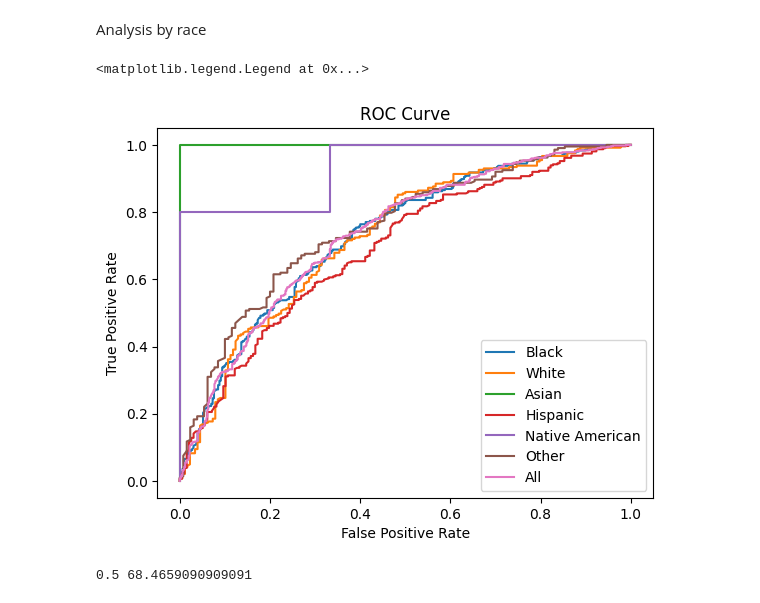
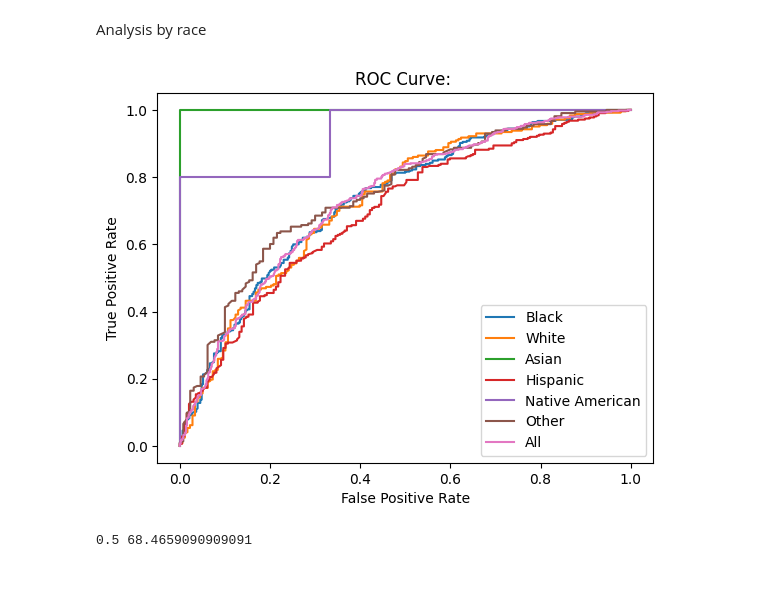
Before and after one commit to jennm/racial-categorizations-ai-fairness, a Jupyter notebook: compas_analysis.ipynb, the cells around one changed output. Saved outputs shown, nothing was run; the diff lists cells and outputs as text; code cells hidden in the pictures.

```diff
--- a/compas_analysis.ipynb
+++ b/compas_analysis.ipynb
@@ -250,37 +250,41 @@ train_x_a, test_x_a, train_y_a, test_y_a = train_test_split(X_a, Y_a, test_size=
 train_x_h, test_x_h, train_y_h, test_y_h = train_test_split(X_h, Y_h, test_size=0.2, random_state=137)
 train_x_o, test_x_o, train_y_o, test_y_o = train_test_split(X_o, Y_o, test_size=0.2, random_state=137)
 train_x_na, test_x_na, train_y_na, test_y_na = train_test_split(X_na, Y_na, test_size=0.2, random_state=137)
-test_x_all = np.concatenate([test_x_a, test_x_aa, test_x_c, test_x_h, test_x_na, test_x_o])
-test_y_all = np.concatenate([test_y_a, test_y_aa, test_y_c, test_y_h, test_y_na, test_y_o])
-train_x = np.concatenate((train_x_aa, train_x_c), axis=0)
-train_y = np.concatenate((train_y_aa, train_y_c), axis=0)
-test_x = np.concatenate((test_x_aa, test_x_c), axis=0)
-test_y = np.concatenate((test_y_aa, test_y_c), axis=0)
+test_x_all = pd.concat([test_x_a, test_x_aa, test_x_c, test_x_h, test_x_na, test_x_o])
+test_y_all = pd.concat([test_y_a, test_y_aa, test_y_c, test_y_h, test_y_na, test_y_o])
+train_x_all = pd.concat((train_x_aa, train_x_c, train_x_a, train_x_h, train_x_o, train_x_na))
+train_y_all = pd.concat((train_y_aa, train_y_c, train_y_a, train_y_h, train_y_o, train_y_na))
+train_x = pd.concat((train_x_aa, train_x_c), axis=0)
+train_y = pd.concat((train_y_aa, train_y_c), axis=0)
+test_x = pd.concat((test_x_aa, test_x_c), axis=0)
+test_y = pd.concat((test_y_aa, test_y_c), axis=0)
 # %%
-black_tpr_list, black_fpr_list, black_thresholds = metrics.roc_curve(test_y_aa, logistic_regression.predict_proba(test_x_aa)[:,0])
-white_tpr_list, white_fpr_list, white_thresholds = metrics.roc_curve(test_y_c, logistic_regression.predict_proba(test_x_c)[:,0])
-a_tpr_list, a_fpr_list, a_thresholds = metrics.roc_curve(test_y_a, logistic_regression.predict_proba(test_x_a)[:,0])
-h_tpr_list, h_fpr_list, h_thresholds = metrics.roc_curve(Y_h, logistic_regression.predict_proba(X_h)[:,0])
-o_tpr_list, o_fpr_list, o_thresholds = metrics.roc_curve(Y_o, logistic_regression.predict_proba(X_o)[:,0])
-na_tpr_list, na_fpr_list, na_thresholds = metrics.roc_curve(Y_na, logistic_regression.predict_proba(X_na)[:,0])
+def make_graph(logistic_regression, title=""):
+    black_tpr_list, black_fpr_list, black_thresholds = metrics.roc_curve(test_y_aa, logistic_regression.predict_proba(test_x_aa)[:,0])
+    white_tpr_list, white_fpr_list, white_thresholds = metrics.roc_curve(test_y_c, logistic_regression.predict_proba(test_x_c)[:,0])
+    a_tpr_list, a_fpr_list, a_thresholds = metrics.roc_curve(test_y_a, logistic_regression.predict_proba(test_x_a)[:,0])
+    h_tpr_list, h_fpr_list, h_thresholds = metrics.roc_curve(Y_h, logistic_regression.predict_proba(X_h)[:,0])
+    o_tpr_list, o_fpr_list, o_thresholds = metrics.roc_curve(Y_o, logistic_regression.predict_proba(X_o)[:,0])
+    na_tpr_list, na_fpr_list, na_thresholds = metrics.roc_curve(Y_na, logistic_regression.predict_proba(X_na)[:,0])
 
-all_tpr_list, all_fpr_list, all_thresholds = metrics.roc_curve(test_y, logistic_regression.predict_proba(test_x)[:,0])
+    all_tpr_list, all_fpr_list, all_thresholds = metrics.roc_curve(test_y, logistic_regression.predict_proba(test_x)[:,0])
 
 
-plt.plot(black_fpr_list, black_tpr_list, label='Black')
-plt.plot(white_fpr_list, white_tpr_list, label='White')
-plt.plot(a_fpr_list, a_tpr_list, label='Asian')
-plt.plot(h_fpr_list, h_tpr_list, label='Hispanic')
-plt.plot(na_fpr_list, na_tpr_list, label='Native American')
-plt.plot(o_fpr_list, o_tpr_list, label='Other')
-plt.plot(all_fpr_list, all_tpr_list, label='All')
-plt.title('ROC Curve')
-plt.xlabel('False Positive Rate')
-plt.ylabel('True Positive Rate')
-plt.legend()
+    plt.plot(black_fpr_list, black_tpr_list, label='Black')
+    plt.plot(white_fpr_list, white_tpr_list, label='White')
+    plt.plot(a_fpr_list, a_tpr_list, label='Asian')
+    plt.plot(h_fpr_list, h_tpr_list, label='Hispanic')
+    plt.plot(na_fpr_list, na_tpr_list, label='Native American')
+    plt.plot(o_fpr_list, o_tpr_list, label='Other')
+    plt.plot(all_fpr_list, all_tpr_list, label='All')
+    plt.title(f'ROC Curve: {title}')
+    plt.xlabel('False Positive Rate')
+    plt.ylabel('True Positive Rate')
+    plt.legend()
+
+make_graph(logistic_regression)
 # %% [output]
-<matplotlib.legend.Legend at 0x...>
-[figure, old version]
+[figure, new version]
 # %%
 thresholds = list()
 accuracies = list()
```
Also changed, not shown: parts of 9 cells of this notebook.
